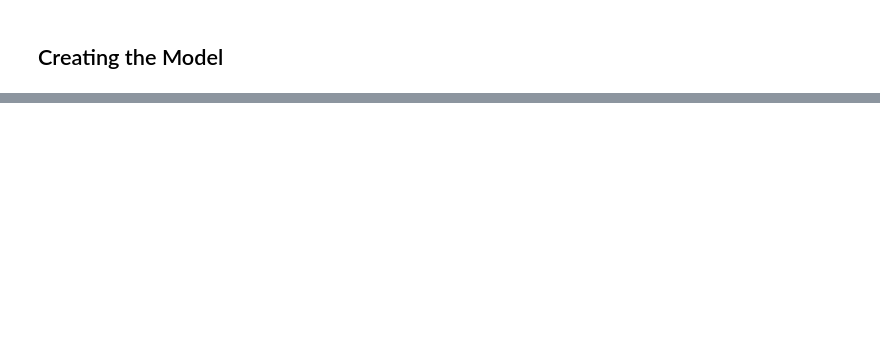
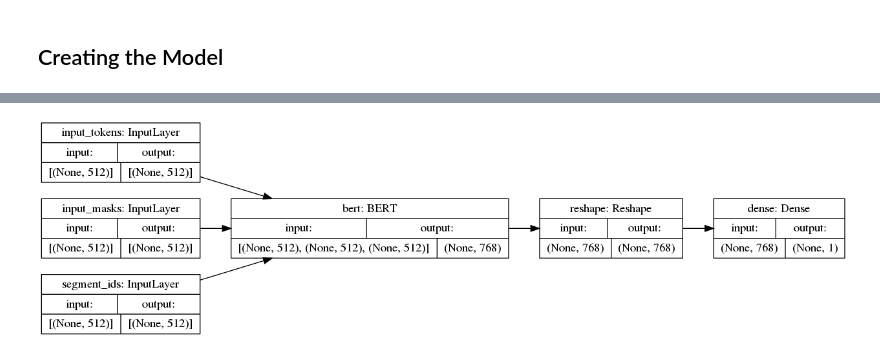
Before and after one commit to SerigneCisse/bert-finetune, a Jupyter notebook: bert_layer.ipynb, the cells around one changed output, grey strips where cells are left out. Cells and saved outputs as stored; diff of their text form; code cells hidden in the pictures; blank space fills up the shorter version.

```diff
--- a/bert_layer.ipynb
+++ b/bert_layer.ipynb
@@ -28,0 +45,6 @@ tf.keras.backend.set_session(sess)
+# %%
+in_token = layers.Input(shape=(MAX_SEQ_LEN,), name="input_tokens")
+in_mask = layers.Input(shape=(MAX_SEQ_LEN,), name="input_masks")
+in_segment = layers.Input(shape=(MAX_SEQ_LEN,), name="segment_ids")
+# %%
+in_bert = [in_token, in_mask, in_segment]
@@ -28,0 +61,11 @@ tf.keras.backend.set_session(sess)
+# %%
+bert_layer = bert_utils.BERT(fine_tune_layers=-1,
+                             bert_path=BERT_PATH,
+                             return_sequence=False,
+                             output_size=H_SIZE,
+                             debug=False)
+l_bert = bert_layer(in_bert)
+bert_output_shape = bert_layer.compute_output_shape((1,MAX_SEQ_LEN))
+l_bert = layers.Reshape(bert_output_shape)(l_bert)
+
+print("BERT Output", l_bert.shape)
@@ -28,0 +81,6 @@ tf.keras.backend.set_session(sess)
+# %%
+# classification (softmax) layer
+out_pred = layers.Dense(1, activation="softmax")(l_bert)
+
+# build Keras model
+model = tf.keras.models.Model(inputs=in_bert, outputs=out_pred)
@@ -68,0 +116,7 @@ model.summary()
+# %%
+tf.keras.utils.plot_model(model,
+                          show_shapes=True,
+                          show_layer_names=True,
+                          rankdir="LR")
+# %% [output]
+[figure, added]
```
Also changed, not shown: parts of 19 cells of this notebook, 10 other files.
